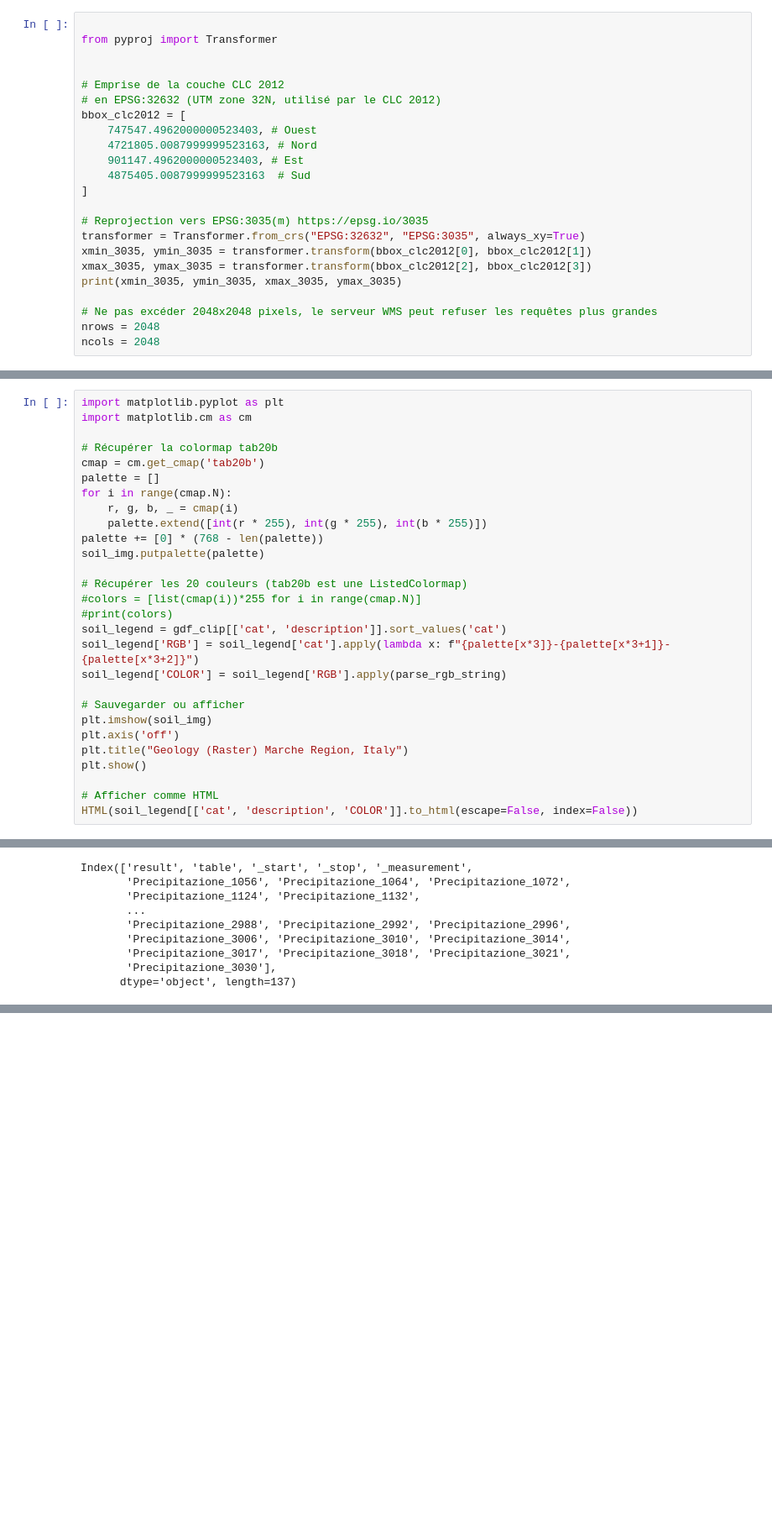
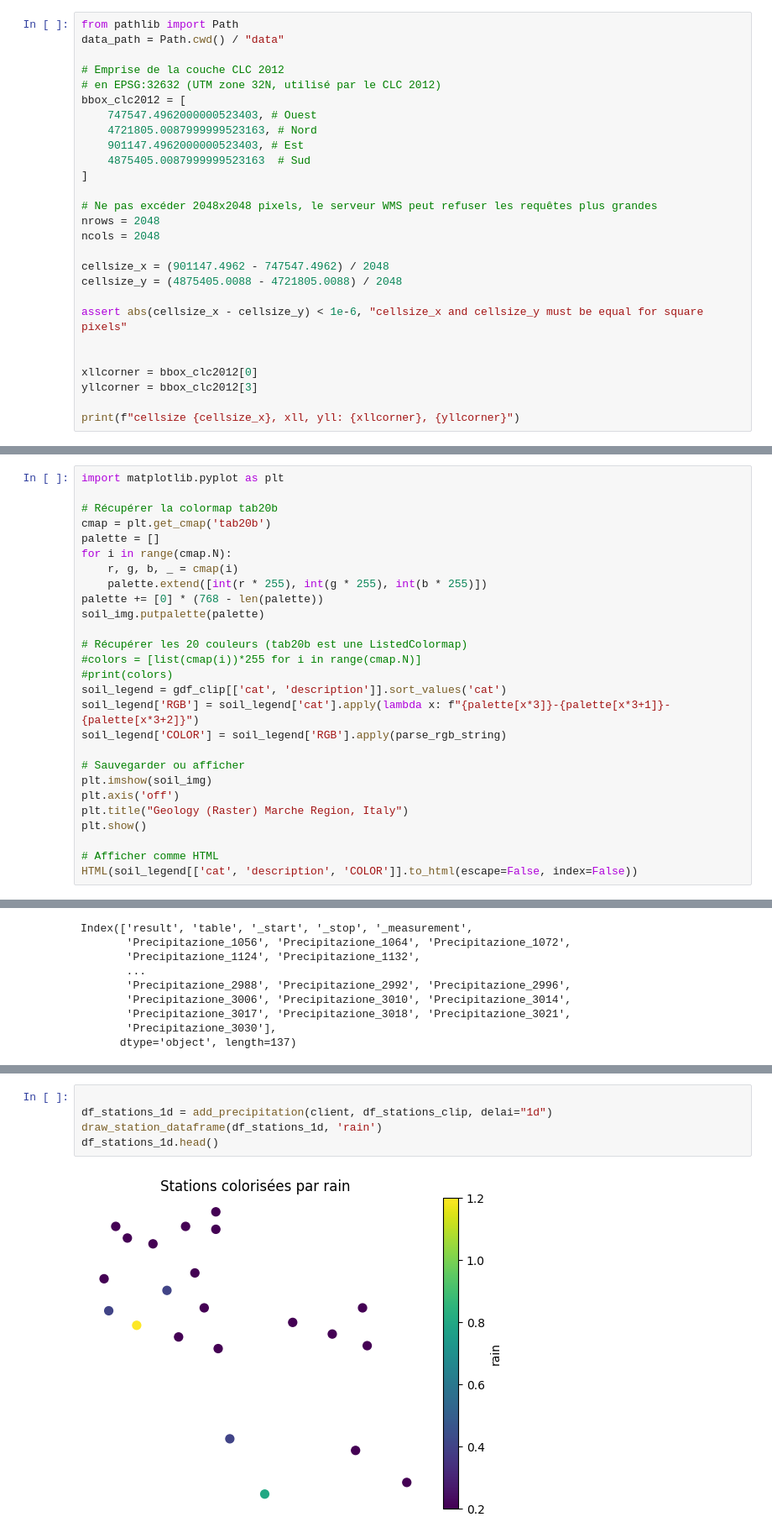
Before and after one commit to zwergon/pyslam, a Jupyter notebook: preprocessing/preprocessing.ipynb, the cells around one changed output, grey strips where cells are left out. Shown at 84% size. Saved outputs shown, nothing was run; the diff lists cells and outputs as text; blank space fills up the shorter version.

```diff
--- a/preprocessing/preprocessing.ipynb
+++ b/preprocessing/preprocessing.ipynb
@@ -1,7 +1,6 @@
 # %%
-
-from pyproj import Transformer
-
+from pathlib import Path
+data_path = Path.cwd() / "data"
 
 # Emprise de la couche CLC 2012
 # en EPSG:32632 (UTM zone 32N, utilisé par le CLC 2012)
@@ -12,13 +11,18 @@ bbox_clc2012 = [
     4875405.0087999999523163  # Sud
 ]
 
-# Reprojection vers EPSG:3035(m) https://epsg.io/3035
-transformer = Transformer.from_crs("EPSG:32632", "EPSG:3035", always_xy=True)
-xmin_3035, ymin_3035 = transformer.transform(bbox_clc2012[0], bbox_clc2012[1])
-xmax_3035, ymax_3035 = transformer.transform(bbox_clc2012[2], bbox_clc2012[3])
-print(xmin_3035, ymin_3035, xmax_3035, ymax_3035)
-
 # Ne pas excéder 2048x2048 pixels, le serveur WMS peut refuser les requêtes plus grandes
 nrows = 2048
 ncols = 2048
+
+cellsize_x = (901147.4962 - 747547.4962) / 2048
+cellsize_y = (4875405.0088 - 4721805.0088) / 2048
+
+assert abs(cellsize_x - cellsize_y) < 1e-6, "cellsize_x and cellsize_y must be equal for square pixels"
+
+
+xllcorner = bbox_clc2012[0]
+yllcorner = bbox_clc2012[3]
+
+print(f"cellsize {cellsize_x}, xll, yll: {xllcorner}, {yllcorner}")
 # %% [output]
@@ -366,10 +368,9 @@ raster = rasterize(
 soil_img = Image.fromarray(raster).convert("P")
 # %%
 import matplotlib.pyplot as plt
-import matplotlib.cm as cm
 
 # Récupérer la colormap tab20b
-cmap = cm.get_cmap('tab20b')
+cmap = plt.get_cmap('tab20b')
 palette = []
 for i in range(cmap.N):
     r, g, b, _ = cmap(i)
@@ -529,0 +595,7 @@ Colonnes : Index(['id', 'name', 'start', 'end', 'geometry'], dtype='object')
+# %%
+
+df_stations_1d = add_precipitation(client, df_stations_clip, delai="1d")
+draw_station_dataframe(df_stations_1d, 'rain')
+df_stations_1d.head()
+# %% [output]
+[figure, added]
```
Also changed, not shown: parts of 13 cells of this notebook, 4 other files.
